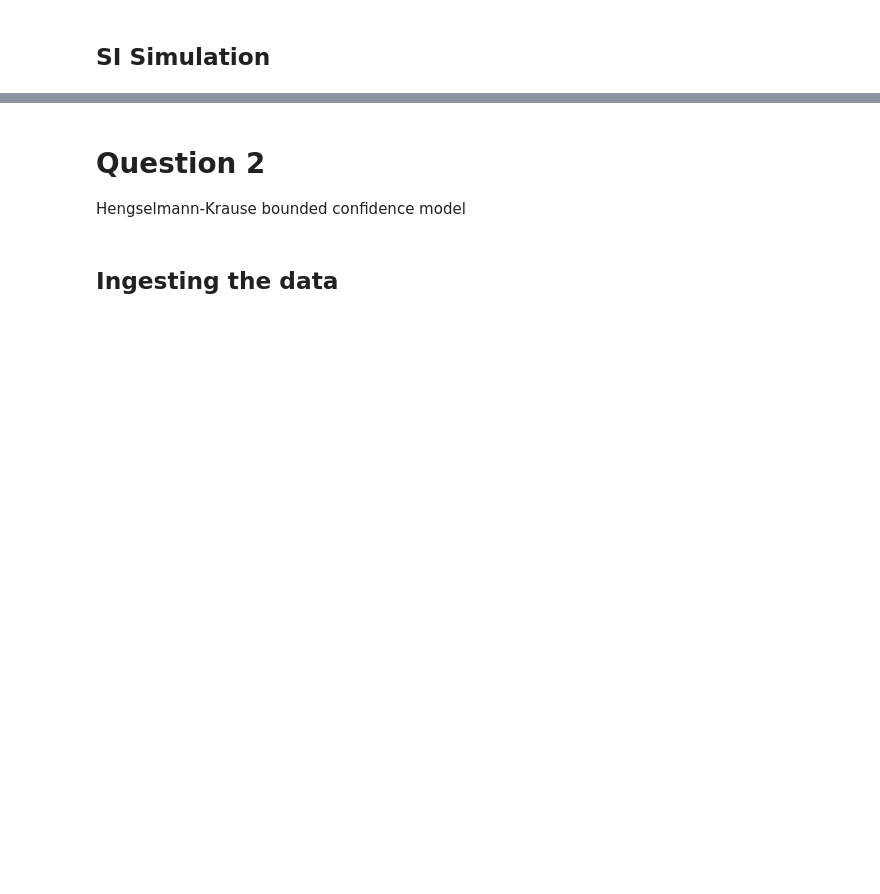
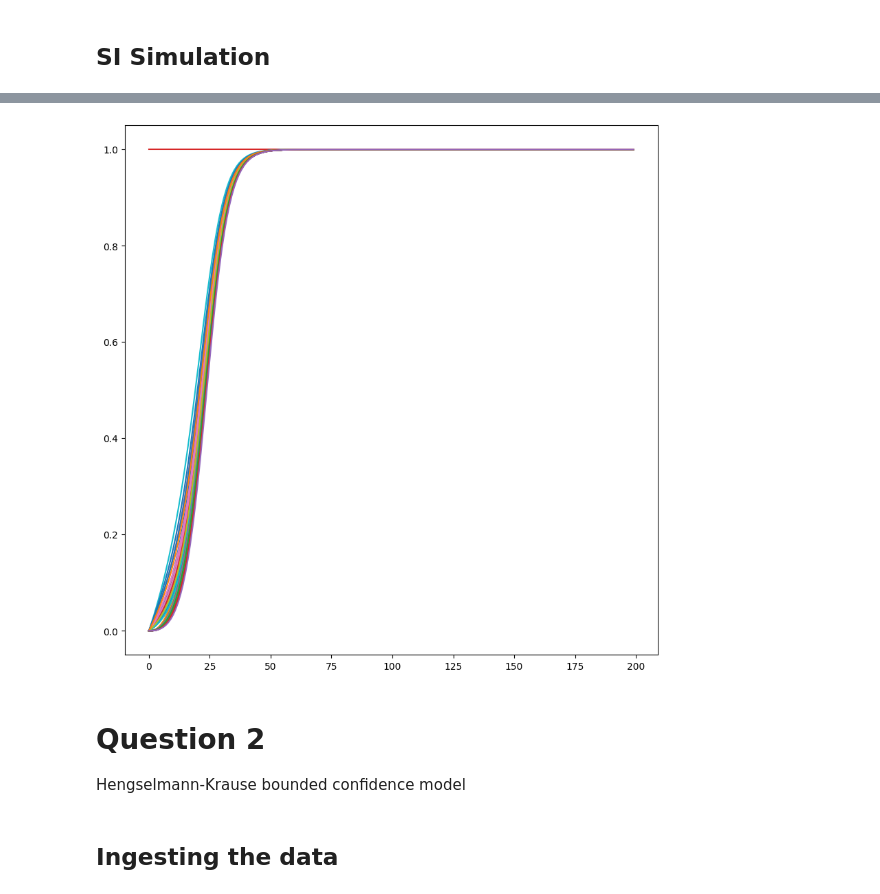
Before and after one commit to WDaugherty/ECE-5260, a Jupyter notebook: BiWeekly2/BiWeekly2Notebook.ipynb, the cells around one changed output, grey strips where cells are left out. Cells and saved outputs as stored; diff of their text form; code cells hidden in the pictures; blank space fills up the shorter version.

```diff
--- a/BiWeekly2/BiWeekly2Notebook.ipynb
+++ b/BiWeekly2/BiWeekly2Notebook.ipynb
@@ -196,3 +147,11 @@ for i in beta_list:
+# %%
+res5 = SIR_Model(G1, 0.2) #Modify SIR_Model to have Gamma equal to 0.0 for this one runtime and revert it back after generating this plot
+plt.figure(figsize=(10, 10)) #Creates the figure for plotting
+for a in range(G1.number_of_nodes()): #Creates a range for plotting
+        plt.plot(res5[a]) #Plots the results of the SI Model
+plt.show() #Shows the SI Model results
+# %% [output]
+[figure, added]
 # %% [markdown]
 # Question 2
 
```
Also changed, not shown: parts of 17 cells of this notebook, 2 other files.
